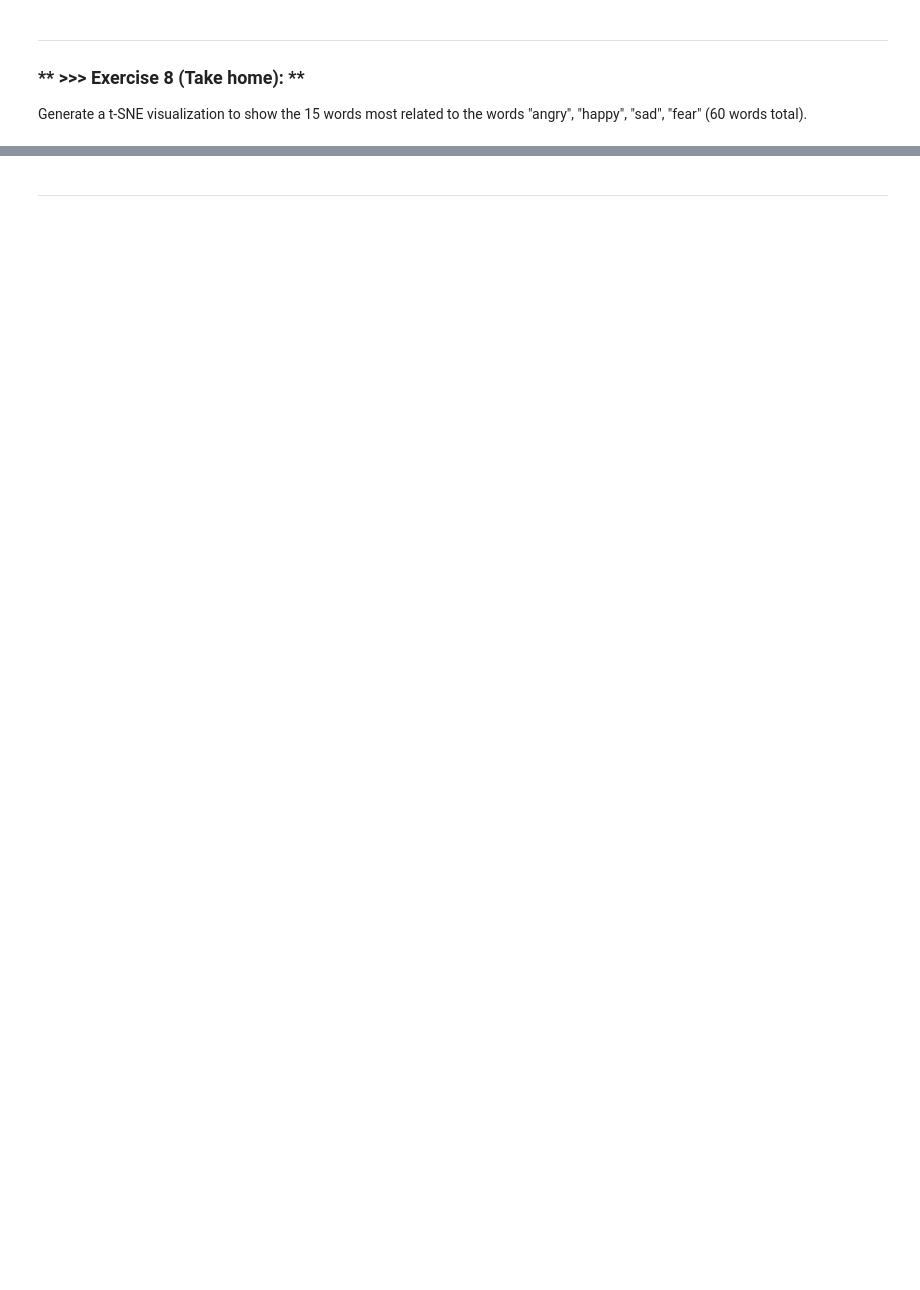
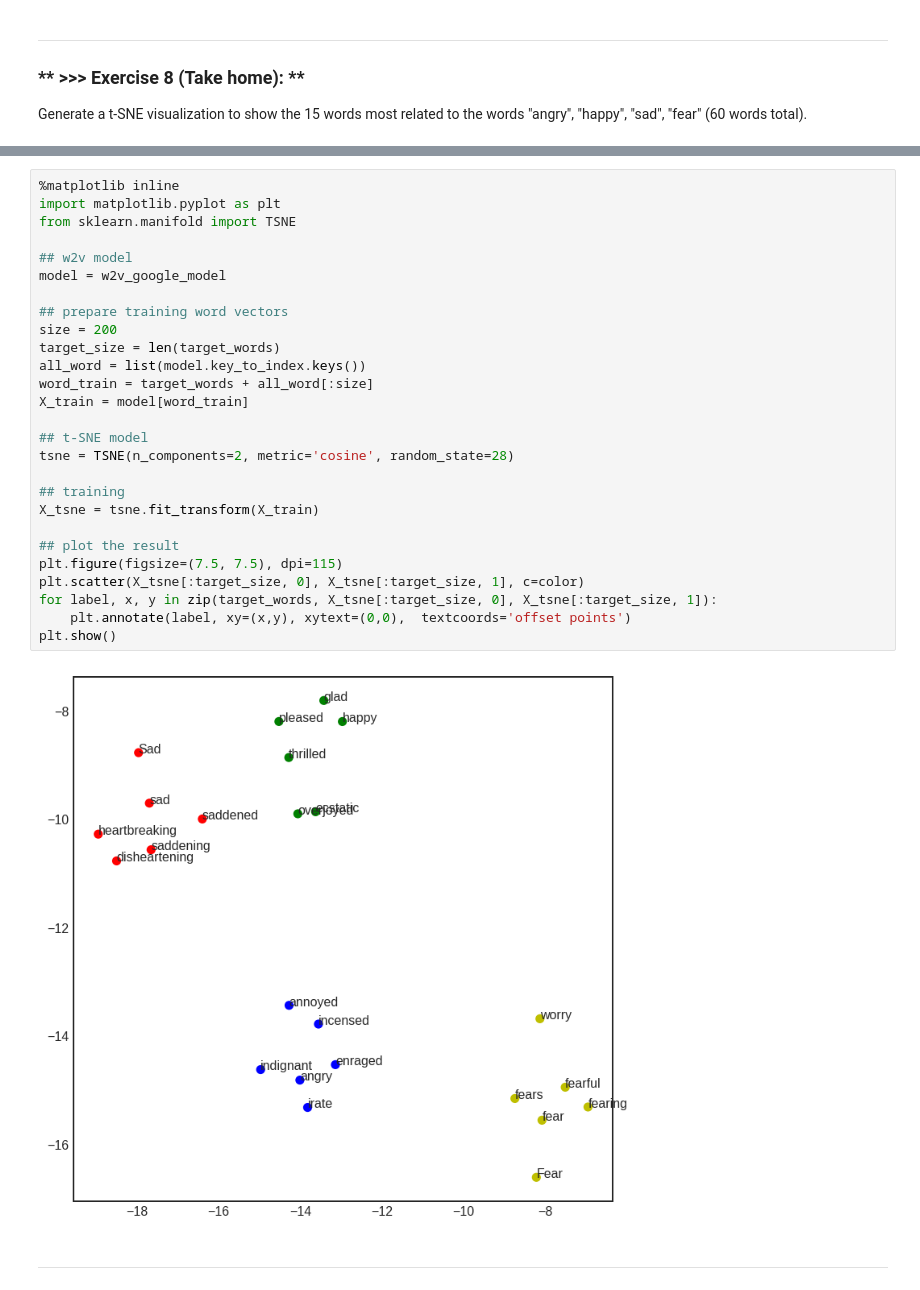
Before and after one commit to honey0703/DM2021-Lab2-master, a Jupyter notebook: DM2021_Lab2_master.ipynb, the cells around one changed output, grey strips where cells are left out. Cells and saved outputs as stored; diff of their text form; blank space fills up the shorter version.

```diff
--- a/DM2021_Lab2_master.ipynb
+++ b/DM2021_Lab2_master.ipynb
@@ -1088,2 +1360,31 @@ Generate a t-SNE visualization to show the 15 words most related to the words "a
+# %%
+%matplotlib inline
+import matplotlib.pyplot as plt
+from sklearn.manifold import TSNE
+
+## w2v model
+model = w2v_google_model
+
+## prepare training word vectors
+size = 200
+target_size = len(target_words)
+all_word = list(model.key_to_index.keys())
+word_train = target_words + all_word[:size]
+X_train = model[word_train]
+
+## t-SNE model
+tsne = TSNE(n_components=2, metric='cosine', random_state=28)
+
+## training
+X_tsne = tsne.fit_transform(X_train)
+
+## plot the result
+plt.figure(figsize=(7.5, 7.5), dpi=115)
+plt.scatter(X_tsne[:target_size, 0], X_tsne[:target_size, 1], c=color)
+for label, x, y in zip(target_words, X_tsne[:target_size, 0], X_tsne[:target_size, 1]):
+    plt.annotate(label, xy=(x,y), xytext=(0,0),  textcoords='offset points')
+plt.show()
+# %% [output]
+[figure, added]
 # %% [markdown]
 ---
```
Also changed, not shown: parts of 34 cells of this notebook, 1 other file.
